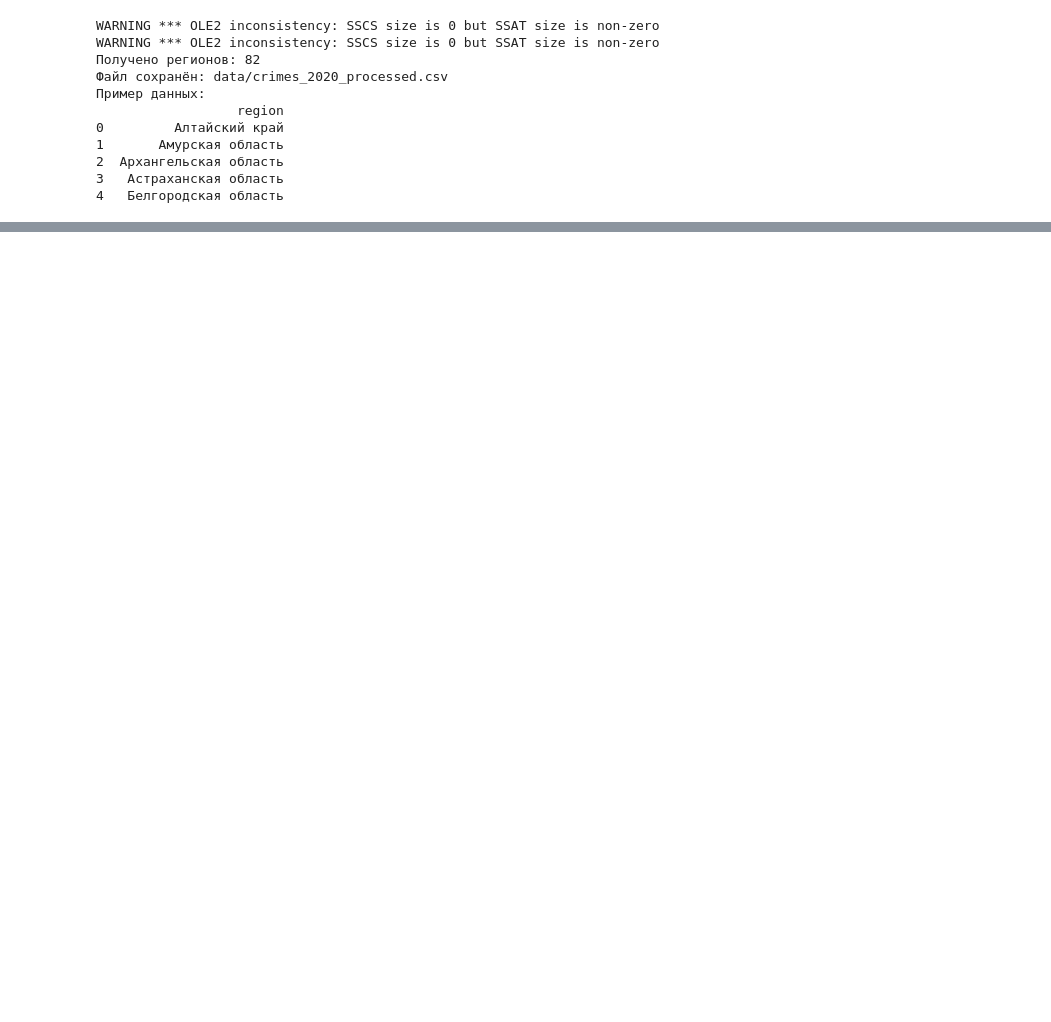
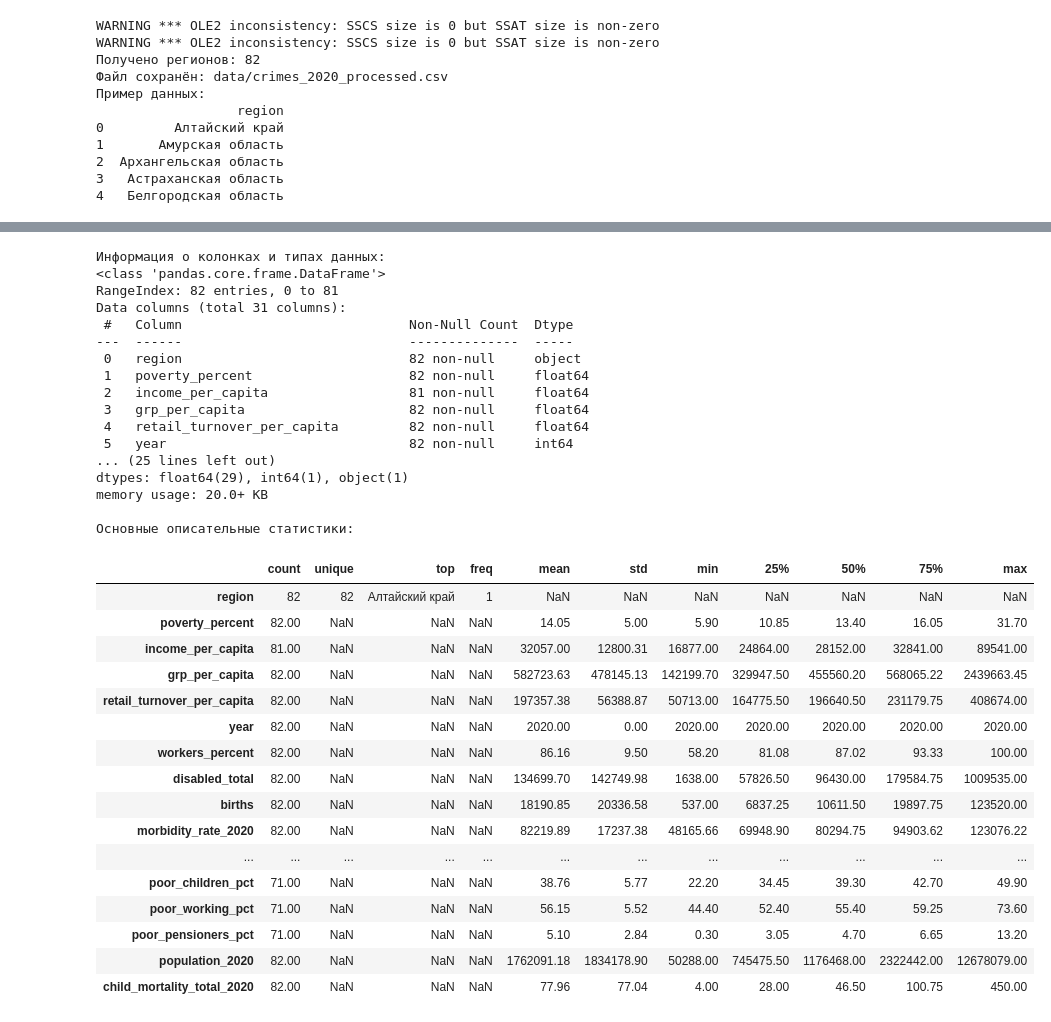
Before and after one commit to BooBa77/skillfactory_diplom, a Jupyter notebook: diplom.ipynb, the cells around one changed output, grey strips where cells are left out. Cells and saved outputs as stored; diff of their text form; code cells hidden in the pictures; blank space fills up the shorter version.

Commit message:
раздел 2: EDA и подготовка данных

```diff
--- a/diplom.ipynb
+++ b/diplom.ipynb
@@ -936,0 +907,3 @@ WARNING *** OLE2 inconsistency: SSCS size is 0 but SSAT size is non-zero
+# %%
+# --- Инициализация единого датасета ---
+df_agg = df_poverty_2020.copy()
@@ -936,0 +1153,18 @@ WARNING *** OLE2 inconsistency: SSCS size is 0 but SSAT size is non-zero
+# %%
+# --- Загрузка: преступность (crimes) ---
+
+df_crimes = pd.read_csv(
+    DATA_PATH + 'crimes_2020_processed.csv',
+    encoding='utf-8'
+)
+
+# Нормализация
+df_crimes['region'] = df_crimes['region'].apply(normalize_region)
+df_crimes = df_crimes.dropna(subset=['region']).reset_index(drop=True)
+
+print(f"Получено регионов: {len(df_crimes)}")
+print(df_crimes.head())
+
+# Добавляем в df_agg
+df_agg = df_agg.merge(df_crimes, on='region', how='left')
+print(f"Размер df_agg: {df_agg.shape}")
@@ -936,0 +1481,20 @@ WARNING *** OLE2 inconsistency: SSCS size is 0 but SSAT size is non-zero
+# %%
+# --- 2.4.1 Первичный обзор финального датасета (df_agg) ---
+
+print("=" * 50)
+print("ИТОГОВЫЙ ДАТАСЕТ: ПЕРВИЧНЫЙ ОБЗОР")
+print("=" * 50)
+
+print(f"\nРазмерность датасета: {df_agg.shape}")
+print(f"Количество регионов: {df_agg['region'].nunique()}")
+print(f"Количество признаков: {len(df_agg.columns) - 1}") # минус колонка 'region'
+
+print("\nПервые 5 строк датасета:")
+display(df_agg.head())
+
+print("\nИнформация о колонках и типах данных:")
+df_agg.info()
+
+print("\nОсновные описательные статистики:")
+display(df_agg.describe(include='all').T)  # .T для транспонирования для лучшего отображения
+# %% [output]
@@ -936,0 +1516,34 @@ WARNING *** OLE2 inconsistency: SSCS size is 0 but SSAT size is non-zero
+Информация о колонках и типах данных:
+<class 'pandas.core.frame.DataFrame'>
+RangeIndex: 82 entries, 0 to 81
+Data columns (total 31 columns):
+ #   Column                             Non-Null Count  Dtype
+---  ------                             --------------  -----
+ 0   region                             82 non-null     object
+ 1   poverty_percent                    82 non-null     float64
+ 2   income_per_capita                  81 non-null     float64
+ 3   grp_per_capita                     82 non-null     float64
+ 4   retail_turnover_per_capita         82 non-null     float64
+ 5   year                               82 non-null     int64
+... (25 lines left out)
+dtypes: float64(29), int64(1), object(1)
+memory usage: 20.0+ KB
+
+Основные описательные статистики:
+|  | count | unique | top | freq | mean | std | min | 25% | 50% | 75% | max |
+| region | 82 | 82 | Алтайский край | 1 | NaN | NaN | NaN | NaN | NaN | NaN | NaN |
+| poverty_percent | 82.00 | NaN | NaN | NaN | 14.05 | 5.00 | 5.90 | 10.85 | 13.40 | 16.05 | 31.70 |
+| income_per_capita | 81.00 | NaN | NaN | NaN | 32057.00 | 12800.31 | 16877.00 | 24864.00 | 28152.00 | 32841.00 | 89541.00 |
+| grp_per_capita | 82.00 | NaN | NaN | NaN | 582723.63 | 478145.13 | 142199.70 | 329947.50 | 455560.20 | 568065.22 | 2439663.45 |
+| retail_turnover_per_capita | 82.00 | NaN | NaN | NaN | 197357.38 | 56388.87 | 50713.00 | 164775.50 | 196640.50 | 231179.75 | 408674.00 |
+| year | 82.00 | NaN | NaN | NaN | 2020.00 | 0.00 | 2020.00 | 2020.00 | 2020.00 | 2020.00 | 2020.00 |
+| workers_percent | 82.00 | NaN | NaN | NaN | 86.16 | 9.50 | 58.20 | 81.08 | 87.02 | 93.33 | 100.00 |
+| disabled_total | 82.00 | NaN | NaN | NaN | 134699.70 | 142749.98 | 1638.00 | 57826.50 | 96430.00 | 179584.75 | 1009535.00 |
+| births | 82.00 | NaN | NaN | NaN | 18190.85 | 20336.58 | 537.00 | 6837.25 | 10611.50 | 19897.75 | 123520.00 |
+| morbidity_rate_2020 | 82.00 | NaN | NaN | NaN | 82219.89 | 17237.38 | 48165.66 | 69948.90 | 80294.75 | 94903.62 | 123076.22 |
+| ... | ... | ... | ... | ... | ... | ... | ... | ... | ... | ... | ... |
+| poor_children_pct | 71.00 | NaN | NaN | NaN | 38.76 | 5.77 | 22.20 | 34.45 | 39.30 | 42.70 | 49.90 |
+| poor_working_pct | 71.00 | NaN | NaN | NaN | 56.15 | 5.52 | 44.40 | 52.40 | 55.40 | 59.25 | 73.60 |
+| poor_pensioners_pct | 71.00 | NaN | NaN | NaN | 5.10 | 2.84 | 0.30 | 3.05 | 4.70 | 6.65 | 13.20 |
+| population_2020 | 82.00 | NaN | NaN | NaN | 1762091.18 | 1834178.90 | 50288.00 | 745475.50 | 1176468.00 | 2322442.00 | 12678079.00 |
+| child_mortality_total_2020 | 82.00 | NaN | NaN | NaN | 77.96 | 77.04 | 4.00 | 28.00 | 46.50 | 100.75 | 450.00 |
```
Also changed, not shown: parts of 29 cells of this notebook, 9 other files.
